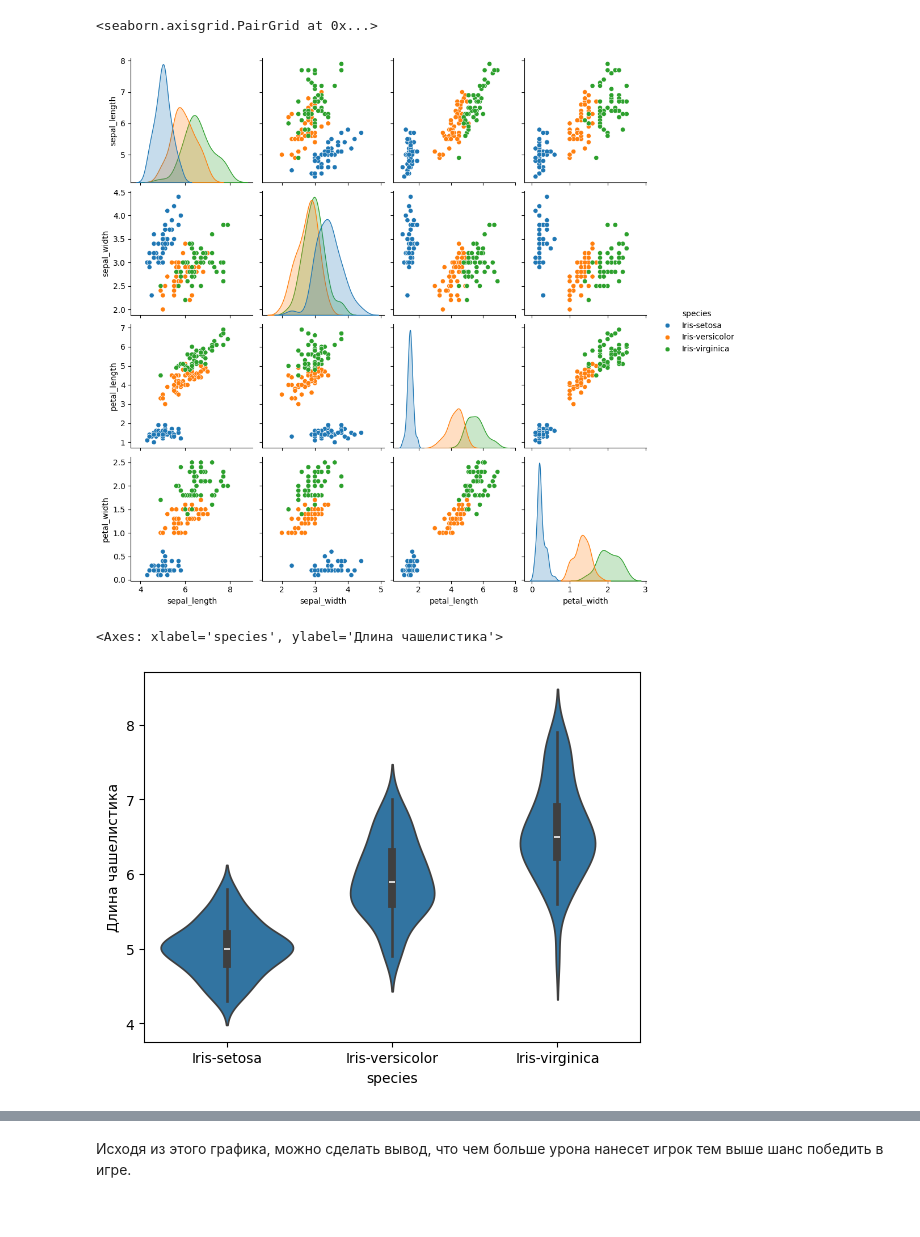
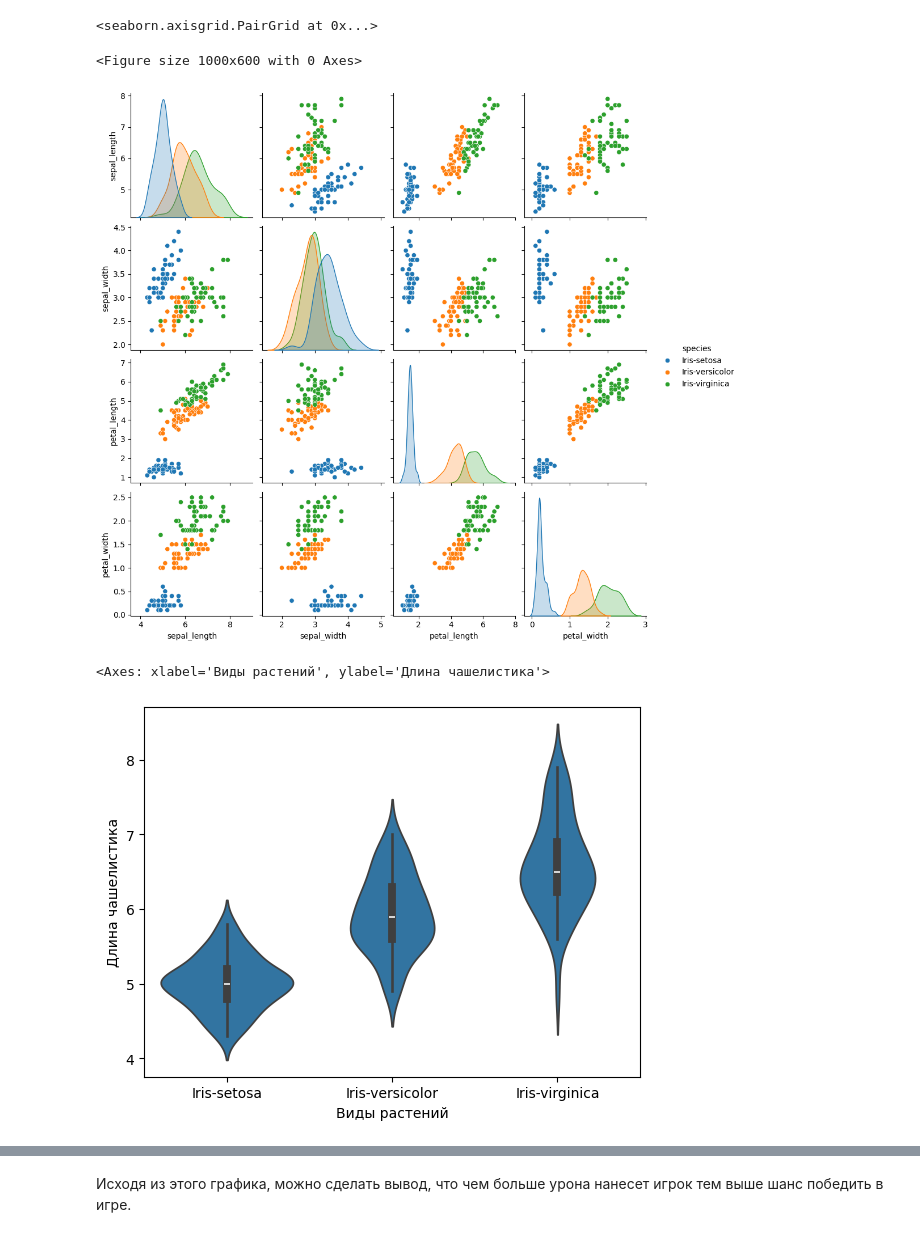
Before and after one commit to kalanimus/PythonLabs, a Jupyter notebook: Lab2/Untitled.ipynb, the cells around one changed output, grey strips where cells are left out. Drawn from its saved outputs; the diff is of its cells as text; code cells hidden in the pictures.

```diff
--- a/Lab2/Untitled.ipynb
+++ b/Lab2/Untitled.ipynb
@@ -40,14 +47,17 @@ plt.show()
 # %%
 file2 = pd.read_csv("IRIS.csv")
+plt.figure(figsize=(10,6))
 sb.pairplot(file2, hue="species")
 # %% [output]
 <seaborn.axisgrid.PairGrid at 0x...>
+<Figure size 1000x600 with 0 Axes>
 [figure]
 # %%
 plt.ylabel("Длина чашелистика")
+plt.xlabel("Виды растений")
 sb.violinplot(file2, x = file2.columns[4], y = file2.columns[0])
 # %% [output]
-<Axes: xlabel='species', ylabel='Длина чашелистика'>
+<Axes: xlabel='Виды растений', ylabel='Длина чашелистика'>
-[figure, old version]
+[figure, new version]
 # %%
 plt.ylabel("Ширина чашелистика")
```
Also changed, not shown: parts of 10 cells of this notebook, 1 other file.
